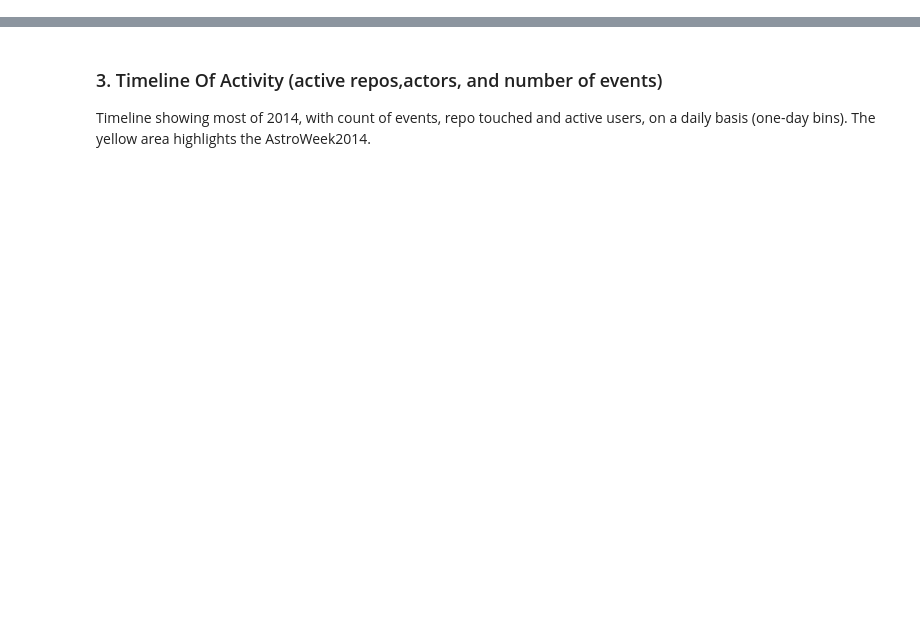
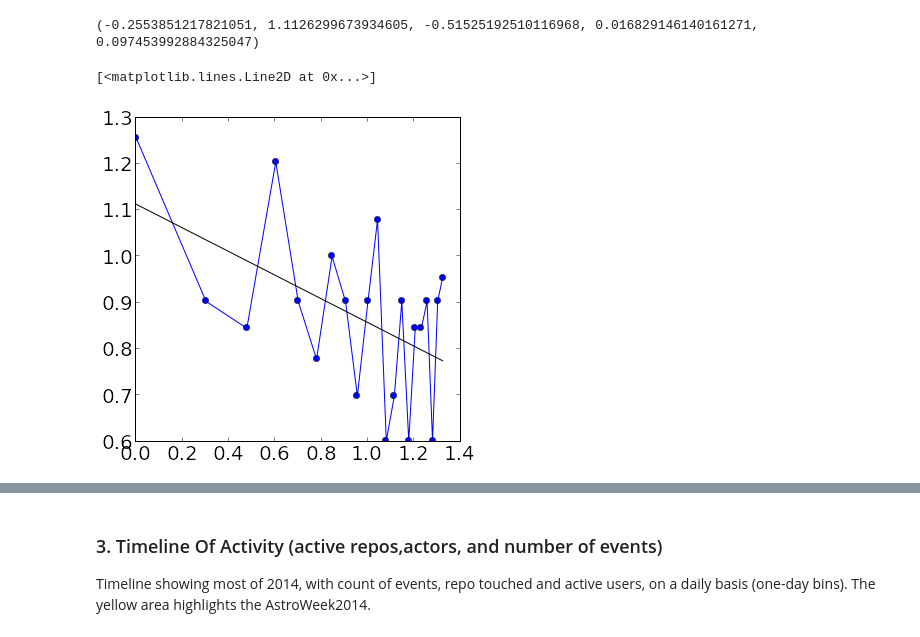
Before and after one commit to wazaahhh/AstroWeekStudy, a Jupyter notebook: python_code/AstroWeekStudy.ipynb, the cells around one changed output, grey strips where cells are left out. Cells and saved outputs as stored; diff of their text form; code cells hidden in the pictures; blank space fills up the shorter version.

```diff
--- a/python_code/AstroWeekStudy.ipynb
+++ b/python_code/AstroWeekStudy.ipynb
@@ -91,0 +55,14 @@ resampled = {'events' : df.type.resample(t_resol,how='count'),
+# %%
+y = t3.values
+x = np.arange(1,len(y)+1)
+c = y > 0
+ly = np.log10(y[c])
+lx = np.log10(x[c])
+plot(lx,ly,'o-')
+fit = S.linregress(lx,ly)
+print fit
+plot(lx,lx*fit[0]+fit[1],'k-')
+# %% [output]
+(-0.2553851217821051, 1.1126299673934605, -0.51525192510116968, 0.016829146140161271, 0.097453992884325047)
+[<matplotlib.lines.Line2D at 0x...>]
+[figure, added]
```
Also changed, not shown: parts of 36 cells of this notebook, 1 other file.
